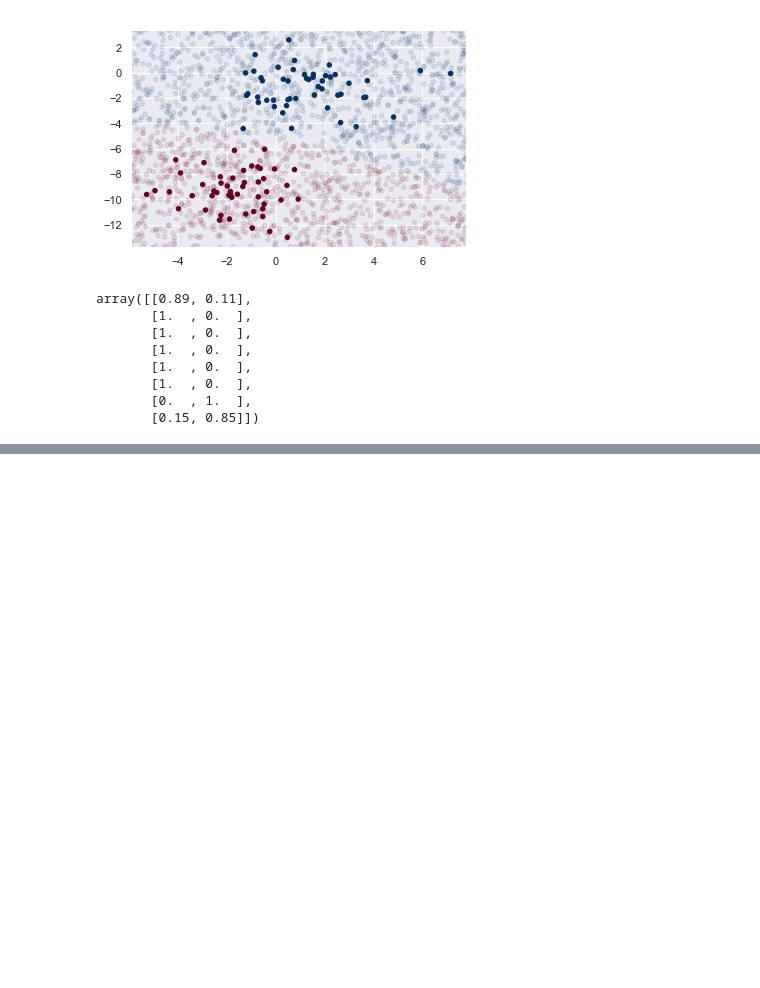
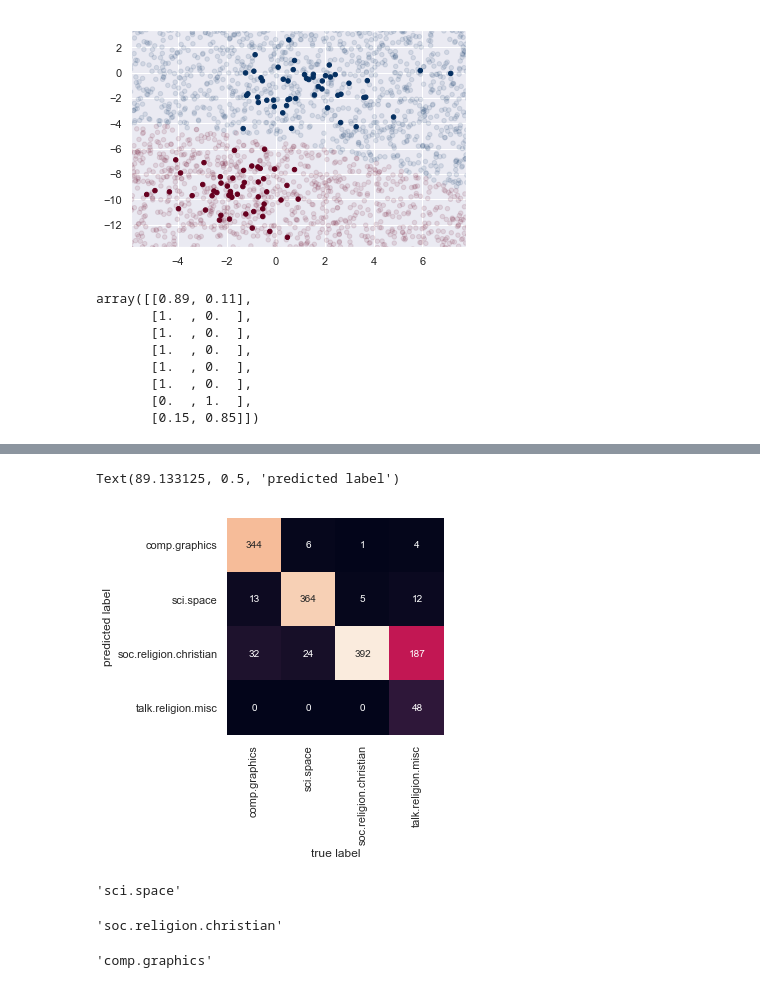
Before and after one commit to KartnDev/Python-Templates, a Jupyter notebook: DataScience/note4.ipynb, the cells around one changed output, grey strips where cells are left out. Saved outputs shown, nothing was run; the diff lists cells and outputs as text; code cells hidden in the pictures; blank space fills up the shorter version.

```diff
--- a/DataScience/note4.ipynb
+++ b/DataScience/note4.ipynb
@@ -49,0 +91,18 @@ test = fetch_20newsgroups(subset='test', categories=categories)
+# %%
+from sklearn.feature_extraction.text import TfidfVectorizer
+from  sklearn.naive_bayes import MultinomialNB
+from sklearn.pipeline import make_pipeline
+
+model = make_pipeline(TfidfVectorizer(), MultinomialNB())
+# %%
+model.fit(train.data, train.target)
+labels = model.predict(test.data)
+# %%
+from sklearn.metrics import confusion_matrix
+mat = confusion_matrix(test.target, labels)
+sns.heatmap(mat.T, square=True, annot=True, fmt='d', cbar=False, xticklabels=train.target_names, yticklabels=train.target_names)
+plt.xlabel('true label') # настоящая метка
+plt.ylabel('predicted label') #прогнозирующая метка
+# %% [output]
+Text(89.133125, 0.5, 'predicted label')
+[figure, added]
@@ -49,0 +113,12 @@ test = fetch_20newsgroups(subset='test', categories=categories)
+# %%
+predict_category('sending a payload to the ISS')
+# %% [output]
+'sci.space'
+# %%
+predict_category('discussing islam vs atheism')
+# %% [output]
+'soc.religion.christian'
+# %%
+predict_category('determining the screen resolution')
+# %% [output]
+'comp.graphics'
```
Also changed, not shown: parts of 3 cells of this notebook.
